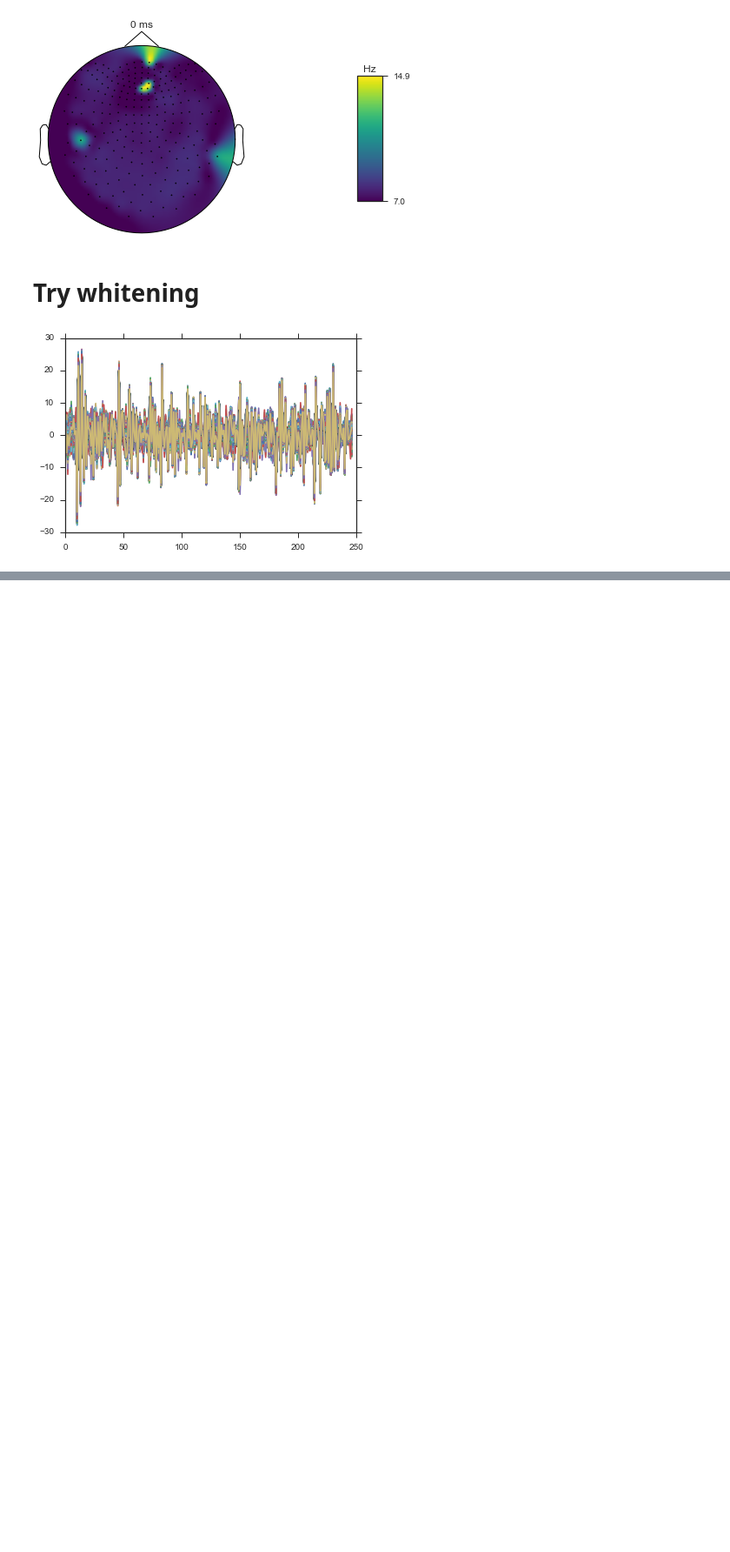
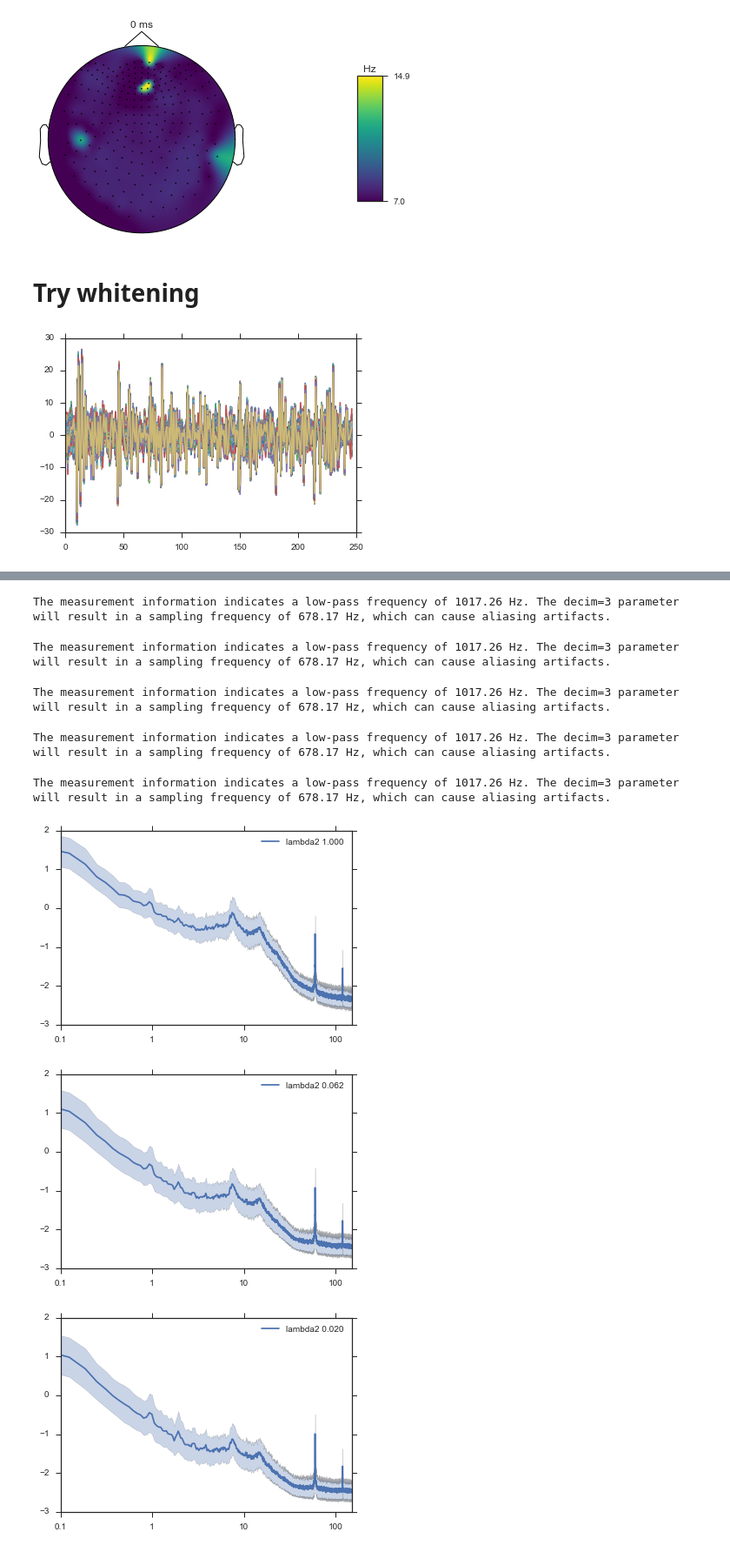
Before and after one commit to neurospin/meg_study_dynamic_scales, a Jupyter notebook: scripts/paper_check_powerlaw_fit.ipynb, the cells around one changed output, grey strips where cells are left out. Shown: that part at 87% size. Saved outputs shown, nothing was run; the diff lists cells and outputs as text; code cells hidden in the pictures; blank space fills up the shorter version.

```diff
--- a/scripts/paper_check_powerlaw_fit.ipynb
+++ b/scripts/paper_check_powerlaw_fit.ipynb
@@ -753,0 +754,11 @@ x_
+# %%
+from mne.minimum_norm import apply_inverse_epochs, make_inverse_operator
+
+subject = '105923'
+subjects_dir = '/mnt/hcp_subjects'
+recordings_path = '/mnt/hcp-meg/'
+hcp_path = '/mnt/HCP'
+# %%
+raw_noise = hcp.read_raw(data_type='noise_empty_room', subject=subject, hcp_path=hcp_path)
+
+noise_cov = mne.compute_raw_covariance(raw_noise, method='empirical')
@@ -753,0 +788,5 @@ x_
+# %%
+stack = hcp.compute_forward_stack(
+    subject=subject, subjects_dir=subjects_dir,
+    src_params=dict(spacing='ico4'),
+    hcp_path=hcp_path, recordings_path=recordings_path)
@@ -753,0 +965,27 @@ x_
+# %%
+for this_l in [1, 2, 3, 4, 5, 6, 7, 8, 9, 10, 11, 12, 13, 14, 15][::3]:
+    lambda2 = 1./this_l **2
+    stc_psd = _compute_source_psd(raw, noise_cov=noise_cov, fwd=stack['fwd'], method='dSPM', lambda2=lambda2,
+                                  decim=3)
+
+    # plt.plot(np.log10(stc_psd.times), np.log10(stc_psd.data[::10].T));
+
+    psd_mean = np.log10(stc_psd.data).mean(0)
+    plt.figure()
+    plt.plot(np.log10(stc_psd.times), psd_mean, label='lambda2 %0.3f' % lambda2)
+    psd_std = np.log10(stc_psd.data).std(0)
+    plt.fill_between(np.log10(stc_psd.times),
+                     psd_mean + psd_std,
+                     psd_mean - psd_std, alpha=0.3)
+    plt.xlim(*np.log10([0.1, 150]))
+    plt.xticks(np.log10([0.1, 1, 10, 100]), [0.1, 1, 10, 100])
+    plt.legend()
+# %% [output]
+The measurement information indicates a low-pass frequency of 1017.26 Hz. The decim=3 parameter will result in a sampling frequency of 678.17 Hz, which can cause aliasing artifacts.
+The measurement information indicates a low-pass frequency of 1017.26 Hz. The decim=3 parameter will result in a sampling frequency of 678.17 Hz, which can cause aliasing artifacts.
+The measurement information indicates a low-pass frequency of 1017.26 Hz. The decim=3 parameter will result in a sampling frequency of 678.17 Hz, which can cause aliasing artifacts.
+The measurement information indicates a low-pass frequency of 1017.26 Hz. The decim=3 parameter will result in a sampling frequency of 678.17 Hz, which can cause aliasing artifacts.
+The measurement information indicates a low-pass frequency of 1017.26 Hz. The decim=3 parameter will result in a sampling frequency of 678.17 Hz, which can cause aliasing artifacts.
+[figure, added]
+[figure, added]
+[figure, added]
```
Also changed, not shown: parts of 19 cells of this notebook, 3 other files.
